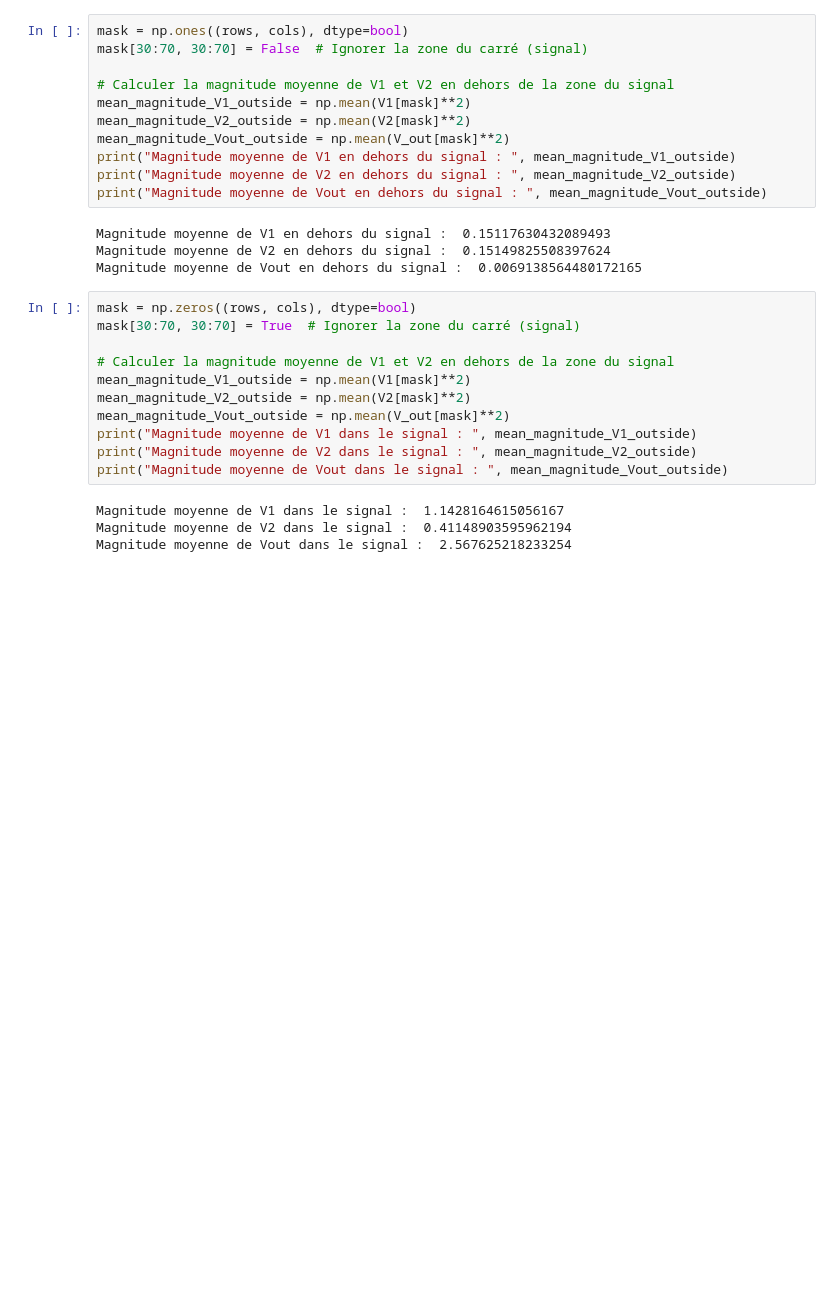
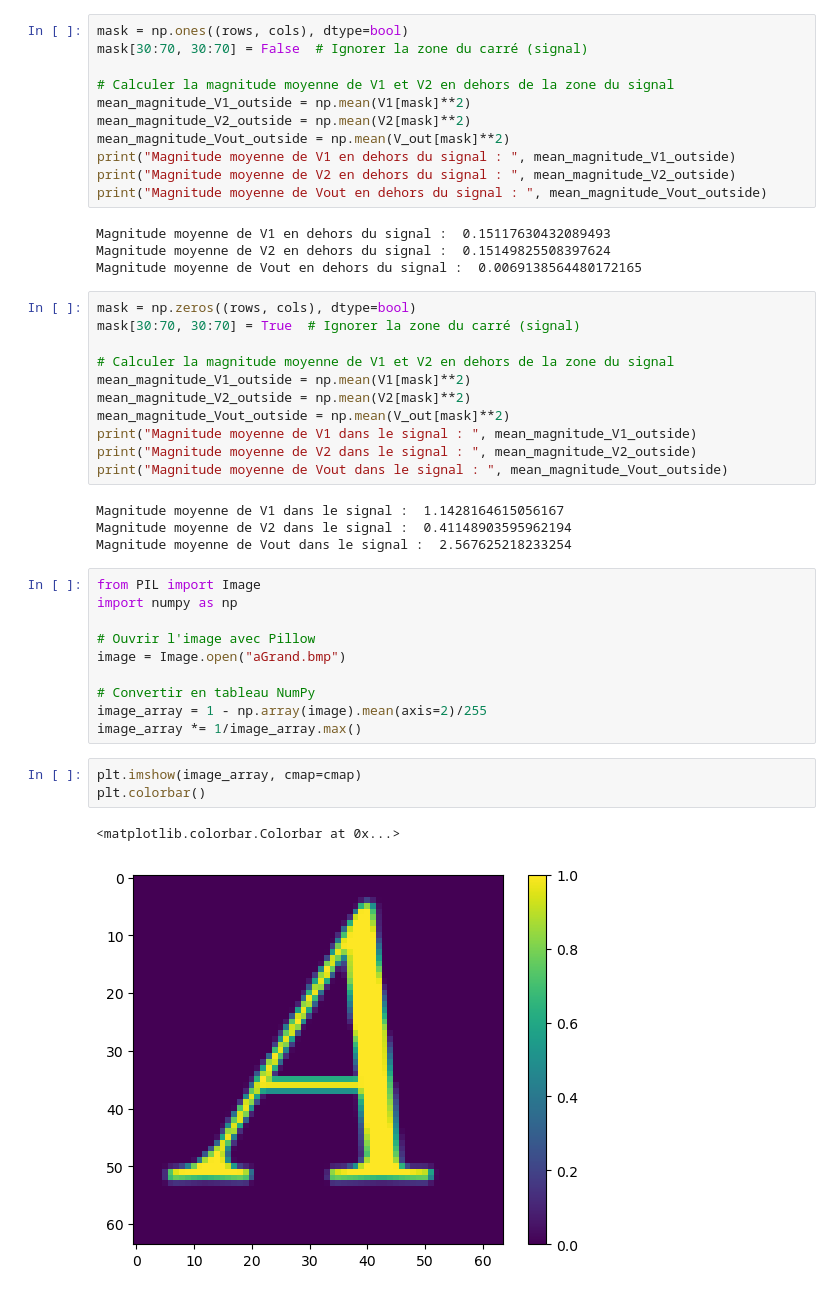
Before and after one commit to alxndrTL/hash-hop-hub, a Jupyter notebook: viz.ipynb, the cells around one changed output. Drawn from its saved outputs; the diff is of its cells as text; blank space fills up the shorter version.

```diff
--- a/viz.ipynb
+++ b/viz.ipynb
@@ -146,3 +149,19 @@ print("Magnitude moyenne de Vout dans le signal : ", mean_magnitude_Vout_outside
 Magnitude moyenne de V1 dans le signal :  1.1428164615056167
 Magnitude moyenne de V2 dans le signal :  0.41148903595962194
 Magnitude moyenne de Vout dans le signal :  2.567625218233254
+# %%
+from PIL import Image
+import numpy as np
+
+# Ouvrir l'image avec Pillow
+image = Image.open("aGrand.bmp")
+
+# Convertir en tableau NumPy
+image_array = 1 - np.array(image).mean(axis=2)/255
+image_array *= 1/image_array.max()
+# %%
+plt.imshow(image_array, cmap=cmap)
+plt.colorbar()
+# %% [output]
+<matplotlib.colorbar.Colorbar at 0x...>
+[figure, added]
```
Also changed, not shown: parts of 2 cells of this notebook, 3 other files.
